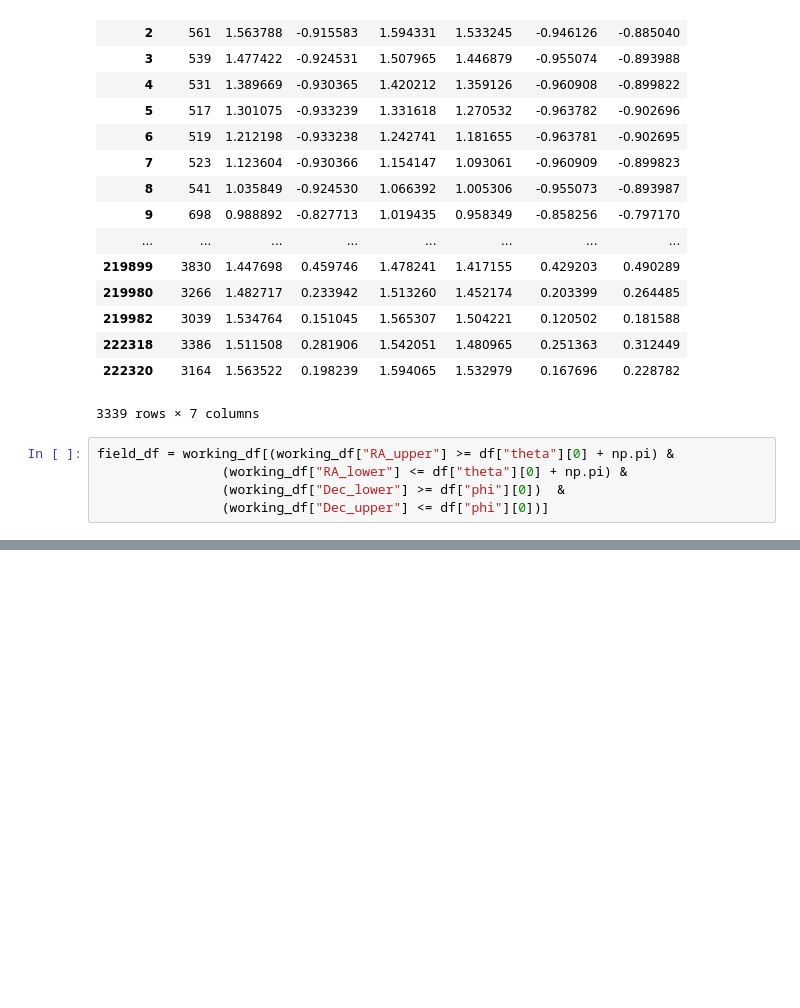
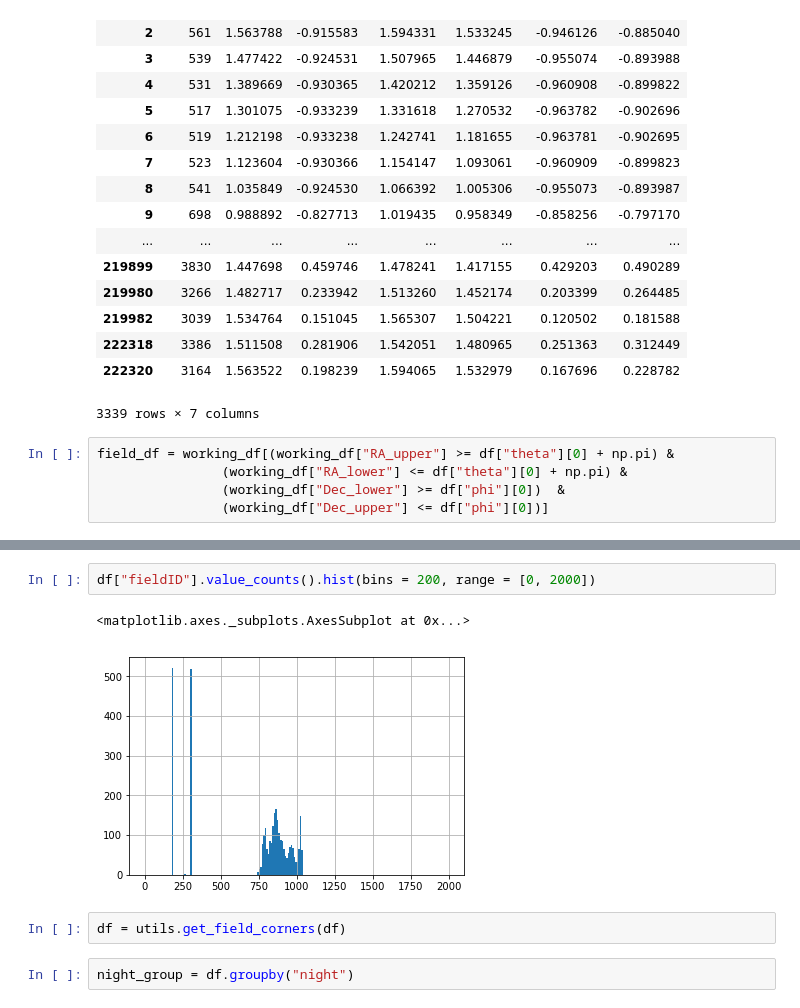
Before and after one commit to RobFirth/LSST_tools, a Jupyter notebook: lsst_tools/sims/notebooks/simulate_cadence.ipynb, the cells around one changed output, grey strips where cells are left out. Cells and saved outputs as stored; diff of their text form; blank space fills up the shorter version.

```diff
--- a/lsst_tools/sims/notebooks/simulate_cadence.ipynb
+++ b/lsst_tools/sims/notebooks/simulate_cadence.ipynb
@@ -107,0 +159,9 @@ NameError: name 'field_df' is not defined
+# %%
+df["fieldID"].value_counts().hist(bins = 200, range = [0, 2000])
+# %% [output]
+<matplotlib.axes._subplots.AxesSubplot at 0x...>
+[figure, added]
+# %%
+df = utils.get_field_corners(df)
+# %%
+night_group = df.groupby("night")
```
Also changed, not shown: parts of 36 cells of this notebook, 3 other files.
